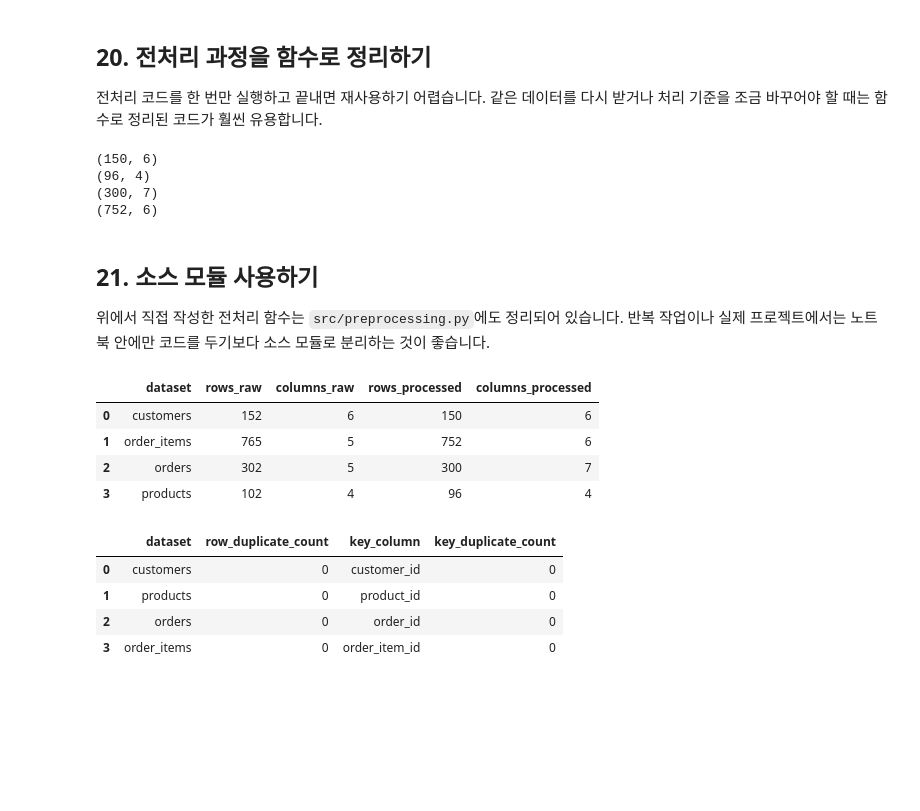
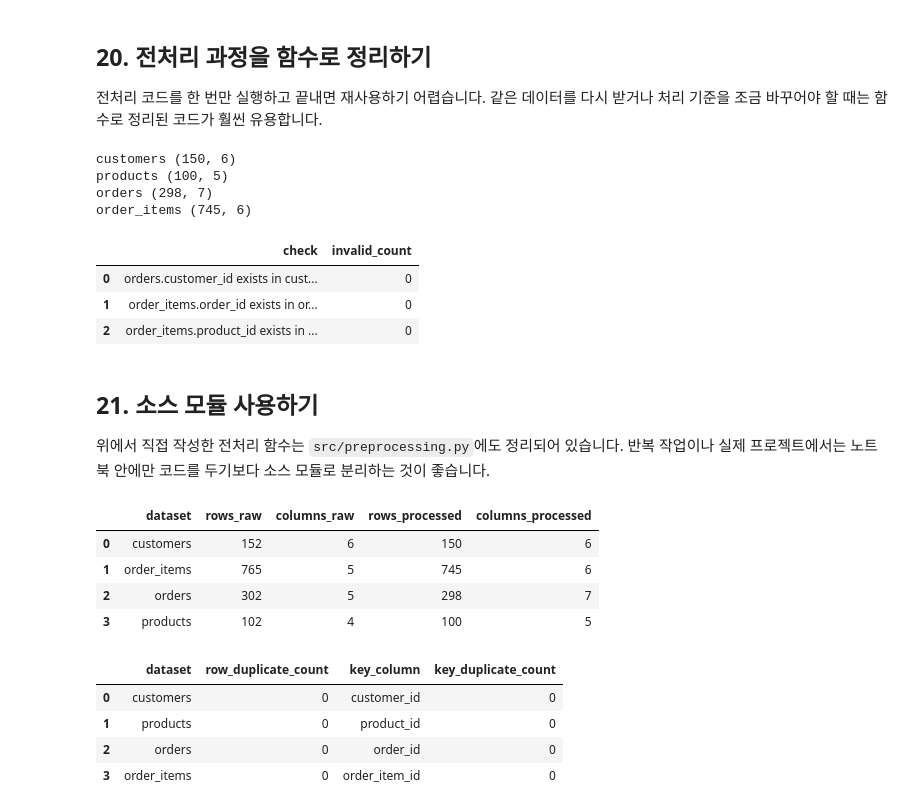
Before and after one commit to chocoemong1/llm-data-analysis-study, a Jupyter notebook: chapter05/chapter05.ipynb, the cells around one changed output. Cells and saved outputs as stored; diff of their text form; code cells hidden in the pictures; blank space fills up the shorter version.

```diff
--- a/chapter05/chapter05.ipynb
+++ b/chapter05/chapter05.ipynb
@@ -714,18 +843,30 @@ def preprocess_order_items(df):
 # %%
-customers_clean_func = preprocess_customers(customers)
-products_clean_func = preprocess_products(products)
-orders_clean_func = preprocess_orders(orders)
-order_items_clean_func = preprocess_order_items(order_items)
+manual_stage_data = {
+    'customers': preprocess_customers(customers),
+    'products': preprocess_products(products),
+    'orders': preprocess_orders(orders),
+    'order_items': preprocess_order_items(order_items),
+}
+manual_processed_data = enforce_relationships(manual_stage_data)
 
-print(customers_clean_func.shape)
-print(products_clean_func.shape)
-print(orders_clean_func.shape)
-print(order_items_clean_func.shape)
+for name, frame in manual_processed_data.items():
+    print(name, frame.shape)
+
+display(relationship_table(
+    manual_processed_data['customers'],
+    manual_processed_data['products'],
+    manual_processed_data['orders'],
+    manual_processed_data['order_items'],
+))
 # %% [output]
-(150, 6)
-(96, 4)
-(300, 7)
-(752, 6)
+customers (150, 6)
+products (100, 5)
+orders (298, 7)
+order_items (745, 6)
+|  | check | invalid_count |
+| 0 | orders.customer_id exists in cust... | 0 |
+| 1 | order_items.order_id exists in or... | 0 |
+| 2 | order_items.product_id exists in ... | 0 |
 # %% [markdown]
 ## 21. 소스 모듈 사용하기
 
@@ -733,26 +874,34 @@ print(order_items_clean_func.shape)
 # %%
 from src.data_loader import load_sales_data
 from src.preprocessing import (
     build_preprocessing_report,
     compare_shapes,
     duplicate_summary,
-    preprocess_sales_data,
+    preprocess_sales_data_with_audit,
     save_processed_data,
     validate_relationships,
+    validate_saved_processed_data,
 )
 
 module_raw_data = load_sales_data(RAW_DIR)
-module_processed_data = preprocess_sales_data(module_raw_data)
+(
+    module_processed_data,
+    module_quarantine,
+    module_quarantine_summary,
+) = preprocess_sales_data_with_audit(module_raw_data)
 module_relationship_checks = validate_relationships(module_processed_data)
 module_comparison = compare_shapes(module_raw_data, module_processed_data)
+module_reload_validation = validate_saved_processed_data(
+    module_processed_data, PROCESSED_DIR
+)
 
-module_comparison
+display(module_comparison)
 # %% [output]
 |  | dataset | rows_raw | columns_raw | rows_processed | columns_processed |
 | 0 | customers | 152 | 6 | 150 | 6 |
-| 1 | order_items | 765 | 5 | 752 | 6 |
-| 2 | orders | 302 | 5 | 300 | 7 |
-| 3 | products | 102 | 4 | 96 | 4 |
+| 1 | order_items | 765 | 5 | 745 | 6 |
+| 2 | orders | 302 | 5 | 298 | 7 |
+| 3 | products | 102 | 4 | 100 | 5 |
 # %%
 duplicate_summary(
     module_processed_data,
```
Also changed, not shown: parts of 22 cells of this notebook, 10 other files.
